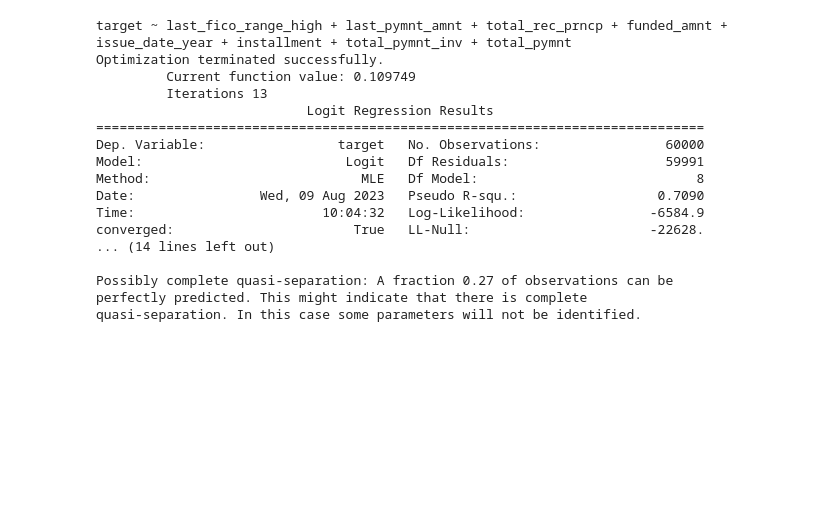
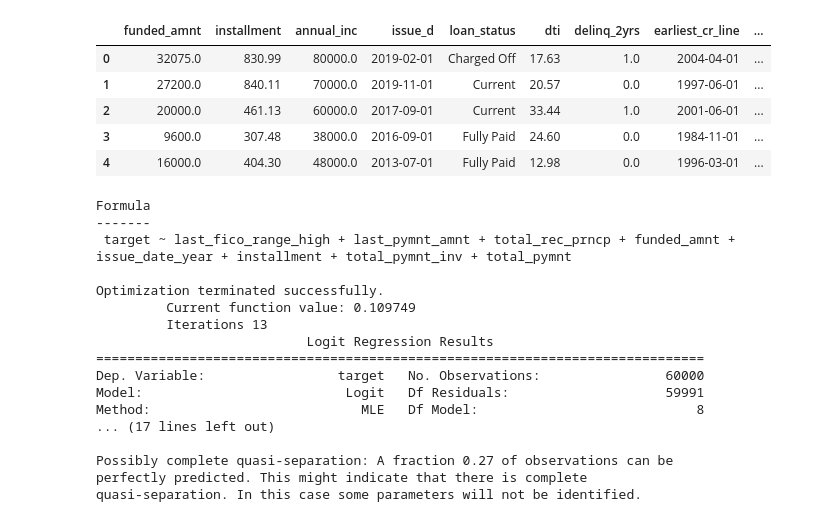
Before and after one commit to AttwoodData/LendingClub2023, a Jupyter notebook: LC_Logit_Simple.ipynb, the cells around one changed output. Cells and saved outputs as stored; diff of their text form; code cells hidden in the pictures; blank space fills up the shorter version.

Commit message:
Added functionality to Simple Logit code

```diff
--- a/LC_Logit_Simple.ipynb
+++ b/LC_Logit_Simple.ipynb
@@ -53,2 +55,19 @@ def smf_logit(df_, y_, logit_cols_=None, logit_drop_=None):
 df = pd.read_csv("lending_club_sample_preprocessed.csv")
 df_biased = pd.read_csv("lending_club_biased_preprocessed.csv")
+# %%
+# Convert objects to dummy-series.
+object_cols = ["grade", "sub_grade", "home_ownership",
+                   "purpose", "addr_state", "issue_date_month"]
+
+
+df = pd.get_dummies(df, columns=object_cols)
+df_biased = pd.get_dummies(df_biased, columns=object_cols)
+# %%
+df.head()
+# %% [output]
+|  | funded_amnt | installment | annual_inc | issue_d | loan_status | dti | delinq_2yrs | earliest_cr_line | ... |
+| 0 | 32075.0 | 830.99 | 80000.0 | 2019-02-01 | Charged Off | 17.63 | 1.0 | 2004-04-01 | ... |
+| 1 | 27200.0 | 840.11 | 70000.0 | 2019-11-01 | Current | 20.57 | 0.0 | 1997-06-01 | ... |
+| 2 | 20000.0 | 461.13 | 60000.0 | 2017-09-01 | Current | 33.44 | 1.0 | 2001-06-01 | ... |
+| 3 | 9600.0 | 307.48 | 38000.0 | 2016-09-01 | Fully Paid | 24.60 | 0.0 | 1984-11-01 | ... |
+| 4 | 16000.0 | 404.30 | 48000.0 | 2013-07-01 | Fully Paid | 12.98 | 0.0 | 1996-03-01 | ... |
@@ -55,11 +81,15 @@ df_biased = pd.read_csv("lending_club_biased_preprocessed.csv")
 # %%
+# Run a simple logistic regression using statsmodels
 use_cols = ["last_fico_range_high", "last_pymnt_amnt", "total_rec_prncp",
             "funded_amnt", "issue_date_year", "installment",
             "total_pymnt_inv", "total_pymnt"]
 
 smf_logit(df, "target", logit_cols_=use_cols)
 # %% [output]
-target ~ last_fico_range_high + last_pymnt_amnt + total_rec_prncp + funded_amnt + issue_date_year + installment + total_pymnt_inv + total_pymnt
+Formula
+-------
+ target ~ last_fico_range_high + last_pymnt_amnt + total_rec_prncp + funded_amnt + issue_date_year + installment + total_pymnt_inv + total_pymnt
+
 Optimization terminated successfully.
          Current function value: 0.109749
          Iterations 13
@@ -68,10 +98,7 @@ Optimization terminated successfully.
 Dep. Variable:                 target   No. Observations:                60000
 Model:                          Logit   Df Residuals:                    59991
 Method:                           MLE   Df Model:                            8
-Date:                Wed, 09 Aug 2023   Pseudo R-squ.:                  0.7090
-Time:                        10:04:32   Log-Likelihood:                -6584.9
-converged:                       True   LL-Null:                       -22628.
-... (14 lines left out)
+... (17 lines left out)
 
 Possibly complete quasi-separation: A fraction 0.27 of observations can be
 perfectly predicted. This might indicate that there is complete
```
Also changed, not shown: parts of 3 cells of this notebook.
